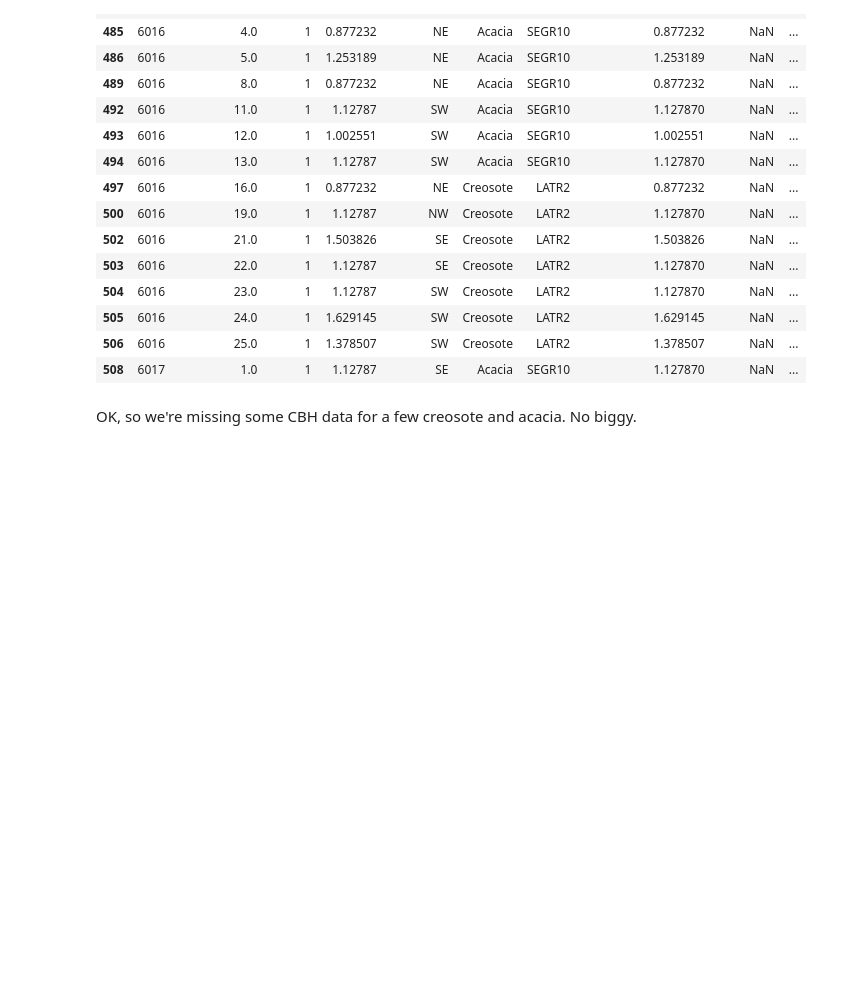
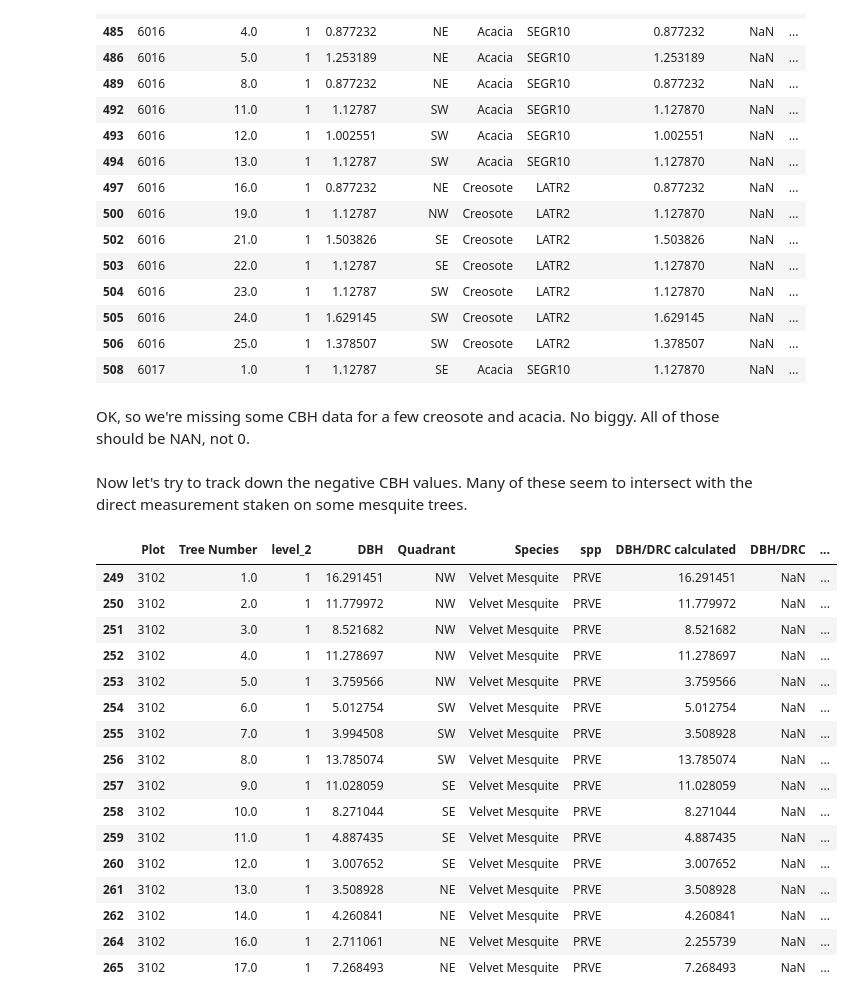
Before and after one commit to SWFireInnovation/biomass, a Jupyter notebook: labs/FtHuachucah_biomass.ipynb, the cells around one changed output. Drawn from its saved outputs; the diff is of its cells as text; code cells hidden in the pictures; blank space fills up the shorter version.

```diff
--- a/labs/FtHuachucah_biomass.ipynb
+++ b/labs/FtHuachucah_biomass.ipynb
@@ -730,7 +731,30 @@ wt.ldata.df[~dead&no_cbh]
 | 506 | 6016 | 25.0 | 1 | 1.378507 | SW | Creosote | LATR2 | 1.378507 | NaN | ... |
 | 508 | 6017 | 1.0 | 1 | 1.12787 | SE | Acacia | SEGR10 | 1.127870 | NaN | ... |
 # %% [markdown]
-OK, so we're missing some CBH data for a few creosote and acacia. No biggy.
+OK, so we're missing some CBH data for a few creosote and acacia. No biggy. All of those should be NAN, not 0.
 # %%
 no_cbh = wt.ldata.df['Lowest Canopy Height Reading'].isna()
 wt.ldata.df.loc[no_cbh, 'Lowest Canopy Height'] = np.nan
+# %% [markdown]
+Now let's try to track down the negative CBH values. Many of these seem to intersect with the direct measurement staken on some mesquite trees.
+# %%
+no_clino = (wt.ldata.df['Lowest Canopy Height'].pint.magnitude<=0)&(wt.ldata.df['Base reading'] >=100)&(wt.ldata.df['Top Reading'].isna())
+wt.ldata.df[no_clino]
+# %% [output]
+|  | Plot | Tree Number | level_2 | DBH | Quadrant | Species | spp | DBH/DRC calculated | DBH/DRC | ... |
+| 249 | 3102 | 1.0 | 1 | 16.291451 | NW | Velvet Mesquite | PRVE | 16.291451 | NaN | ... |
+| 250 | 3102 | 2.0 | 1 | 11.779972 | NW | Velvet Mesquite | PRVE | 11.779972 | NaN | ... |
+| 251 | 3102 | 3.0 | 1 | 8.521682 | NW | Velvet Mesquite | PRVE | 8.521682 | NaN | ... |
+| 252 | 3102 | 4.0 | 1 | 11.278697 | NW | Velvet Mesquite | PRVE | 11.278697 | NaN | ... |
+| 253 | 3102 | 5.0 | 1 | 3.759566 | NW | Velvet Mesquite | PRVE | 3.759566 | NaN | ... |
+| 254 | 3102 | 6.0 | 1 | 5.012754 | SW | Velvet Mesquite | PRVE | 5.012754 | NaN | ... |
+| 255 | 3102 | 7.0 | 1 | 3.994508 | SW | Velvet Mesquite | PRVE | 3.508928 | NaN | ... |
+| 256 | 3102 | 8.0 | 1 | 13.785074 | SW | Velvet Mesquite | PRVE | 13.785074 | NaN | ... |
+| 257 | 3102 | 9.0 | 1 | 11.028059 | SE | Velvet Mesquite | PRVE | 11.028059 | NaN | ... |
+| 258 | 3102 | 10.0 | 1 | 8.271044 | SE | Velvet Mesquite | PRVE | 8.271044 | NaN | ... |
+| 259 | 3102 | 11.0 | 1 | 4.887435 | SE | Velvet Mesquite | PRVE | 4.887435 | NaN | ... |
+| 260 | 3102 | 12.0 | 1 | 3.007652 | SE | Velvet Mesquite | PRVE | 3.007652 | NaN | ... |
+| 261 | 3102 | 13.0 | 1 | 3.508928 | NE | Velvet Mesquite | PRVE | 3.508928 | NaN | ... |
+| 262 | 3102 | 14.0 | 1 | 4.260841 | NE | Velvet Mesquite | PRVE | 4.260841 | NaN | ... |
+| 264 | 3102 | 16.0 | 1 | 2.711061 | NE | Velvet Mesquite | PRVE | 2.255739 | NaN | ... |
+| 265 | 3102 | 17.0 | 1 | 7.268493 | NE | Velvet Mesquite | PRVE | 7.268493 | NaN | ... |
```
Also changed, not shown: parts of 8 cells of this notebook, 1 other file.
